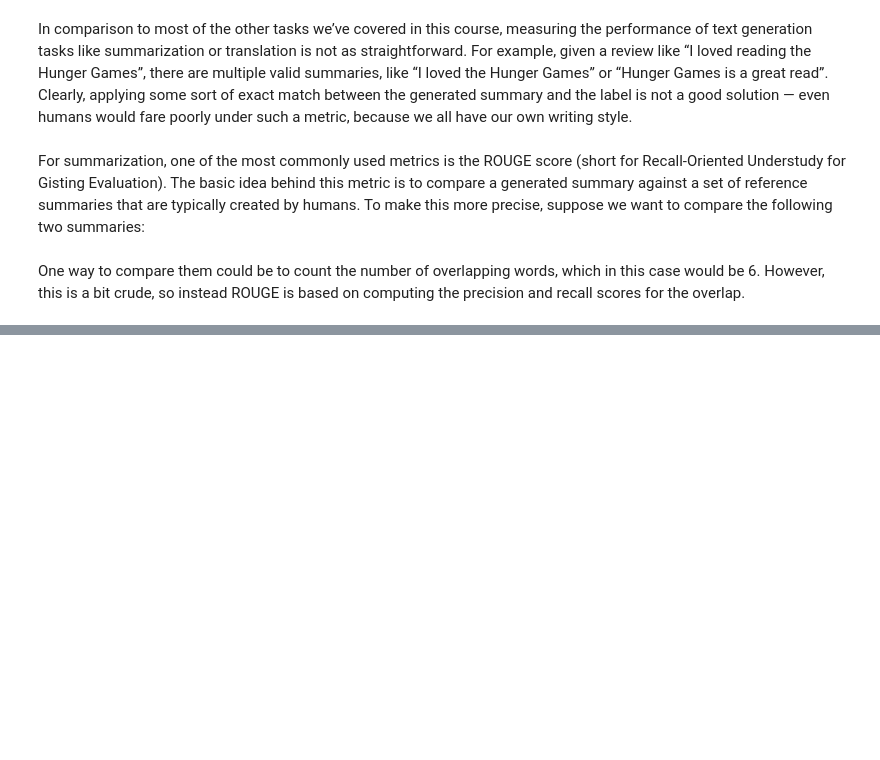
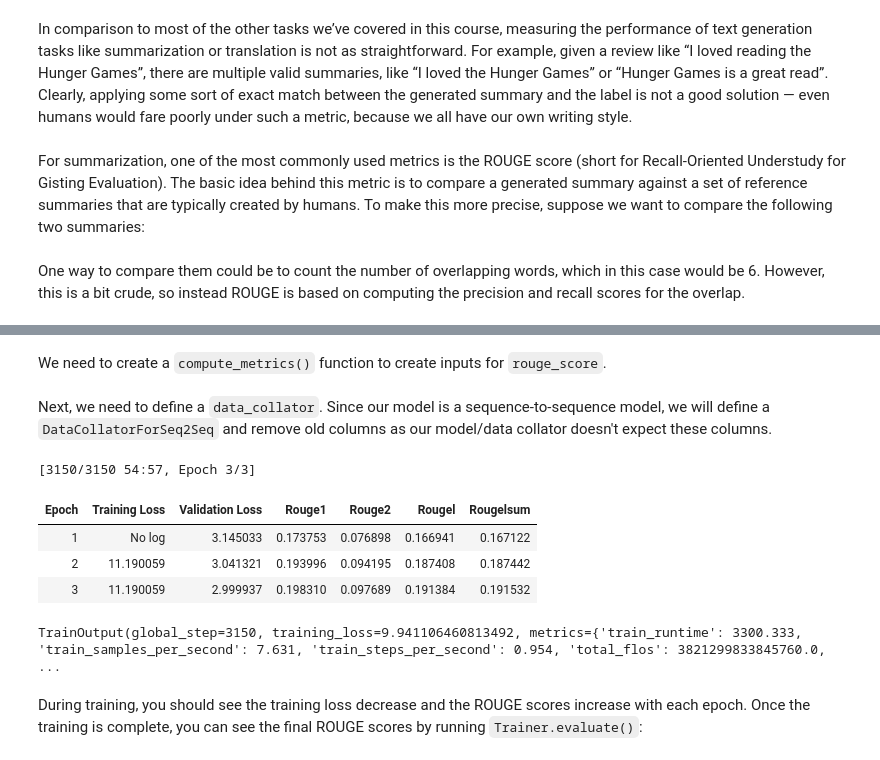
Before and after one commit to ArrayPowerPlay/LLM-Introduction, a Jupyter notebook: 6. classical NLP tasks/summarization.ipynb, the cells around one changed output, grey strips where cells are left out. Saved outputs shown, nothing was run; the diff lists cells and outputs as text; code cells hidden in the pictures; blank space fills up the shorter version.

```diff
--- a/6. classical NLP tasks/summarization.ipynb
+++ b/6. classical NLP tasks/summarization.ipynb
@@ -225,0 +355,58 @@ One way to compare them could be to count the number of overlapping words, which
+# %% [markdown]
+We need to create a `compute_metrics()` function to create inputs for `rouge_score`.
+# %%
+import numpy as np
+import torch # Thêm torch để xử lý nếu preds đang là tensor
+
+def compute_metrics(eval_preds):
+    preds, labels = eval_preds
+    if isinstance(preds, tuple):
+        preds = preds[0]
+
+    preds = np.where(preds != -100, preds, tokenizer.pad_token_id).astype(np.int64)
+    decoded_preds = tokenizer.batch_decode(preds, skip_special_tokens=True)
+
+    labels = np.where(labels != -100, labels, tokenizer.pad_token_id).astype(np.int64)
+    decoded_labels = tokenizer.batch_decode(labels, skip_special_tokens=True)
+
+    encoded_preds = ['\n'.join(sent_tokenize(pred.strip())) for pred in decoded_preds]
+    encoded_labels = ['\n'.join(sent_tokenize(label.strip())) for label in decoded_labels]
+
+    results = rouge_score.compute(
+        predictions=encoded_preds,
+        references=encoded_labels,
+        use_stemmer=True
+    )
+
+    results = {k: v for k, v in results.items()}
+    return results
+# %% [markdown]
+Next, we need to define a `data_collator`. Since our model is a sequence-to-sequence model, we will define a `DataCollatorForSeq2Seq` and remove old columns as our model/data collator doesn't expect these columns.
+# %%
+from transformers import DataCollatorForSeq2Seq
+
+data_collator = DataCollatorForSeq2Seq(tokenizer=tokenizer, model=model)
+tokenized_dataset = tokenized_dataset.remove_columns(datasets["train"].column_names)
+# %%
+from transformers import Seq2SeqTrainer
+
+trainer = Seq2SeqTrainer(
+    model=model,
+    args=args,
+    data_collator=data_collator,
+    compute_metrics=compute_metrics,
+    train_dataset=tokenized_dataset["train"],
+    eval_dataset=tokenized_dataset["validation"],
+    processing_class=tokenizer
+)
+
+trainer.train()
+# %% [output]
+[3150/3150 54:57, Epoch 3/3]
+| Epoch | Training Loss | Validation Loss | Rouge1 | Rouge2 | Rougel | Rougelsum |
+| 1 | No log | 3.145033 | 0.173753 | 0.076898 | 0.166941 | 0.167122 |
+| 2 | 11.190059 | 3.041321 | 0.193996 | 0.094195 | 0.187408 | 0.187442 |
+| 3 | 11.190059 | 2.999937 | 0.198310 | 0.097689 | 0.191384 | 0.191532 |
+TrainOutput(global_step=3150, training_loss=9.941106460813492, metrics={'train_runtime': 3300.333, 'train_samples_per_second': 7.631, 'train_steps_per_second': 0.954, 'total_flos': 3821299833845760.0, ...
+# %% [markdown]
+During training, you should see the training loss decrease and the ROUGE scores increase with each epoch. Once the training is complete, you can see the final ROUGE scores by running `Trainer.evaluate()`:
```
Also changed, not shown: parts of 39 cells of this notebook, 1 other file.
